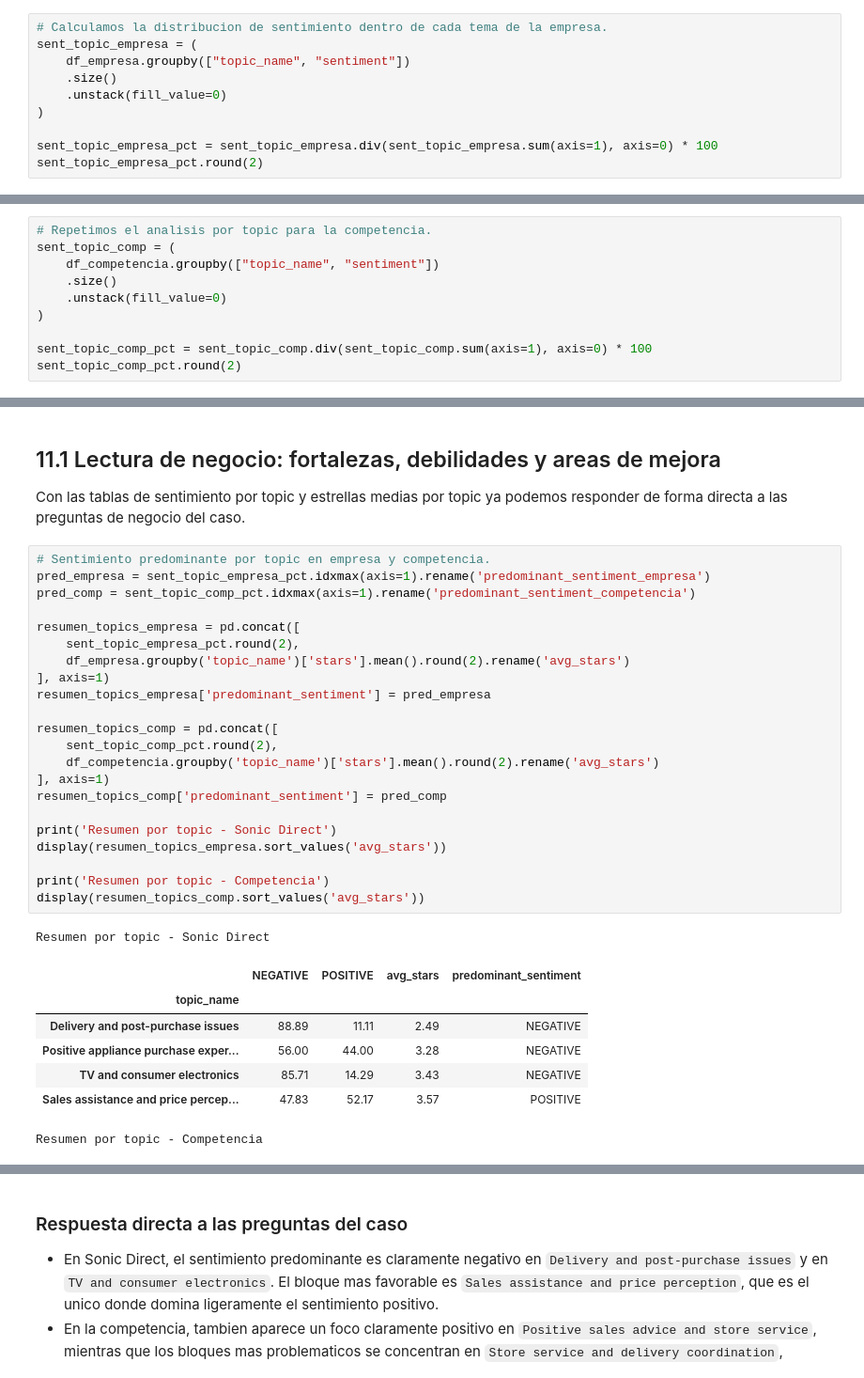
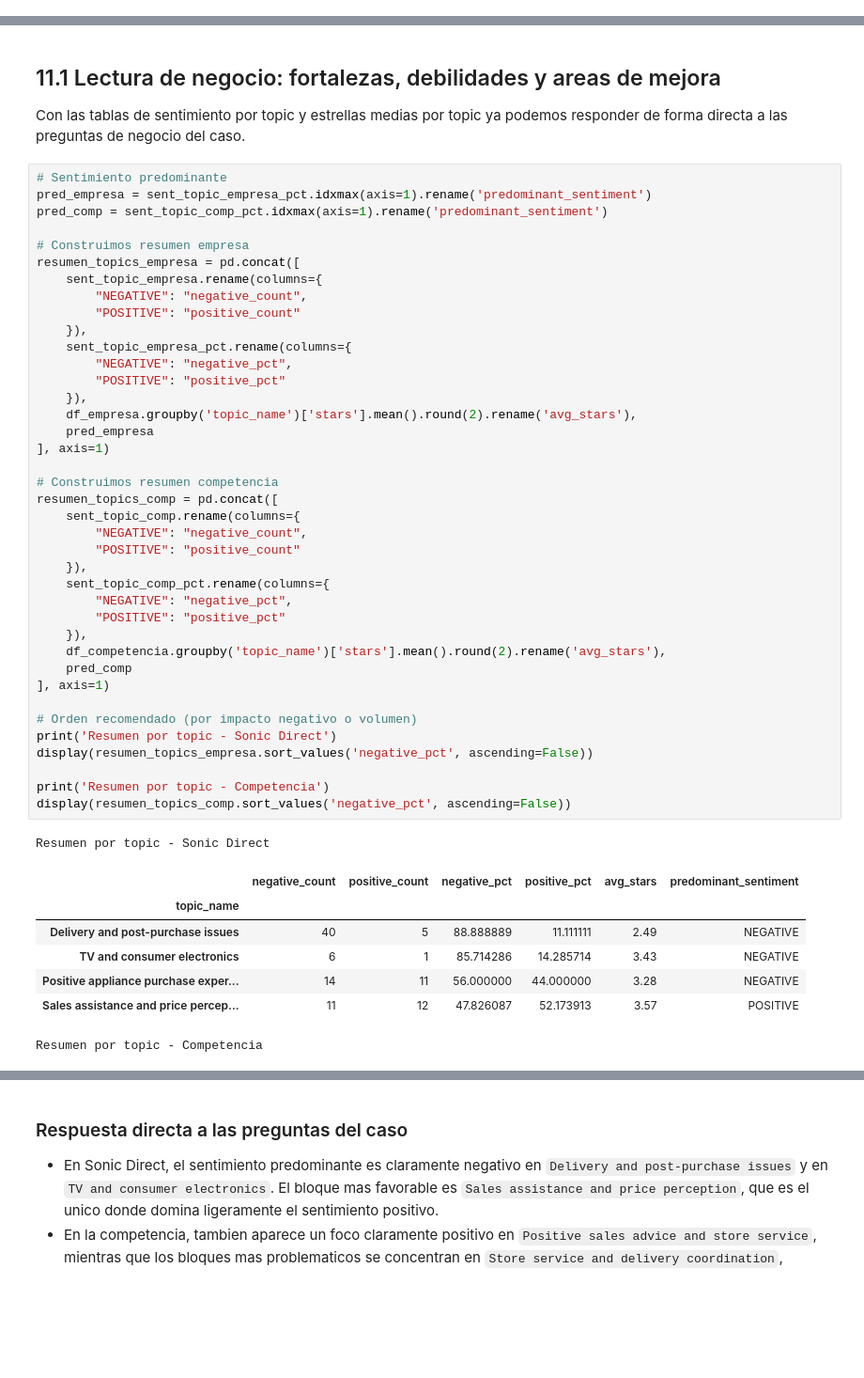
Before and after one commit to OscarFdz24/Proyecto_DeepLearning_NLP_Oscar_Fernandez, a Jupyter notebook: Review_NLP.ipynb, the cells around one changed output, grey strips where cells are left out. Shown at 94% size. Drawn from its saved outputs; the diff is of its cells as text; blank space fills up the shorter version.

Commit message:
Modificacion de funciones para la visualizacion de resultados y funcion para exportar txt de reviews de empresa re-hecha

```diff
--- a/Review_NLP.ipynb
+++ b/Review_NLP.ipynb
@@ -560,13 +535,3 @@ plt.show()
 
 No solo importa el sentimiento global: tambi?n interesa saber en qu? temas aparecen m?s cr?ticas o m?s satisfacci?n.
 Aqu? cruzamos topic y sentimiento para detectar puntos fuertes y puntos d?biles concretos.
-# %%
-# Calculamos la distribucion de sentimiento dentro de cada tema de la empresa.
-sent_topic_empresa = (
-    df_empresa.groupby(["topic_name", "sentiment"])
-    .size()
-    .unstack(fill_value=0)
-)
-
-sent_topic_empresa_pct = sent_topic_empresa.div(sent_topic_empresa.sum(axis=1), axis=0) * 100
-sent_topic_empresa_pct.round(2)
@@ -586,13 +594,3 @@ plt.xticks(rotation=45, ha="right")
 plt.show()
 # %% [output]
 [figure]
-# %%
-# Repetimos el analisis por topic para la competencia.
-sent_topic_comp = (
-    df_competencia.groupby(["topic_name", "sentiment"])
-    .size()
-    .unstack(fill_value=0)
-)
-
-sent_topic_comp_pct = sent_topic_comp.div(sent_topic_comp.sum(axis=1), axis=0) * 100
-sent_topic_comp_pct.round(2)
@@ -649,33 +658,50 @@ Name: stars, dtype: float64
 
 Con las tablas de sentimiento por topic y estrellas medias por topic ya podemos responder de forma directa a las preguntas de negocio del caso.
 # %%
-# Sentimiento predominante por topic en empresa y competencia.
-pred_empresa = sent_topic_empresa_pct.idxmax(axis=1).rename('predominant_sentiment_empresa')
-pred_comp = sent_topic_comp_pct.idxmax(axis=1).rename('predominant_sentiment_competencia')
+# Sentimiento predominante
+pred_empresa = sent_topic_empresa_pct.idxmax(axis=1).rename('predominant_sentiment')
+pred_comp = sent_topic_comp_pct.idxmax(axis=1).rename('predominant_sentiment')
 
+# Construimos resumen empresa
 resumen_topics_empresa = pd.concat([
-    sent_topic_empresa_pct.round(2),
-    df_empresa.groupby('topic_name')['stars'].mean().round(2).rename('avg_stars')
+    sent_topic_empresa.rename(columns={
+        "NEGATIVE": "negative_count",
+        "POSITIVE": "positive_count"
+    }),
+    sent_topic_empresa_pct.rename(columns={
+        "NEGATIVE": "negative_pct",
+        "POSITIVE": "positive_pct"
+    }),
+    df_empresa.groupby('topic_name')['stars'].mean().round(2).rename('avg_stars'),
+    pred_empresa
 ], axis=1)
-resumen_topics_empresa['predominant_sentiment'] = pred_empresa
 
+# Construimos resumen competencia
 resumen_topics_comp = pd.concat([
-    sent_topic_comp_pct.round(2),
-    df_competencia.groupby('topic_name')['stars'].mean().round(2).rename('avg_stars')
+    sent_topic_comp.rename(columns={
+        "NEGATIVE": "negative_count",
+        "POSITIVE": "positive_count"
+    }),
+    sent_topic_comp_pct.rename(columns={
+        "NEGATIVE": "negative_pct",
+        "POSITIVE": "positive_pct"
+    }),
+    df_competencia.groupby('topic_name')['stars'].mean().round(2).rename('avg_stars'),
+    pred_comp
 ], axis=1)
-resumen_topics_comp['predominant_sentiment'] = pred_comp
 
+# Orden recomendado (por impacto negativo o volumen)
 print('Resumen por topic - Sonic Direct')
-display(resumen_topics_empresa.sort_values('avg_stars'))
+display(resumen_topics_empresa.sort_values('negative_pct', ascending=False))
 
 print('Resumen por topic - Competencia')
-display(resumen_topics_comp.sort_values('avg_stars'))
+display(resumen_topics_comp.sort_values('negative_pct', ascending=False))
 # %% [output]
 Resumen por topic - Sonic Direct
-|  | NEGATIVE | POSITIVE | avg_stars | predominant_sentiment |
-| topic_name |  |  |  |  |
-| Delivery and post-purchase issues | 88.89 | 11.11 | 2.49 | NEGATIVE |
-| Positive appliance purchase exper... | 56.00 | 44.00 | 3.28 | NEGATIVE |
-| TV and consumer electronics | 85.71 | 14.29 | 3.43 | NEGATIVE |
-| Sales assistance and price percep... | 47.83 | 52.17 | 3.57 | POSITIVE |
+|  | negative_count | positive_count | negative_pct | positive_pct | avg_stars | predominant_sentiment |
+| topic_name |  |  |  |  |  |  |
+| Delivery and post-purchase issues | 40 | 5 | 88.888889 | 11.111111 | 2.49 | NEGATIVE |
+| TV and consumer electronics | 6 | 1 | 85.714286 | 14.285714 | 3.43 | NEGATIVE |
+| Positive appliance purchase exper... | 14 | 11 | 56.000000 | 44.000000 | 3.28 | NEGATIVE |
+| Sales assistance and price percep... | 11 | 12 | 47.826087 | 52.173913 | 3.57 | POSITIVE |
 Resumen por topic - Competencia
```
Also changed, not shown: parts of 10 cells of this notebook.
